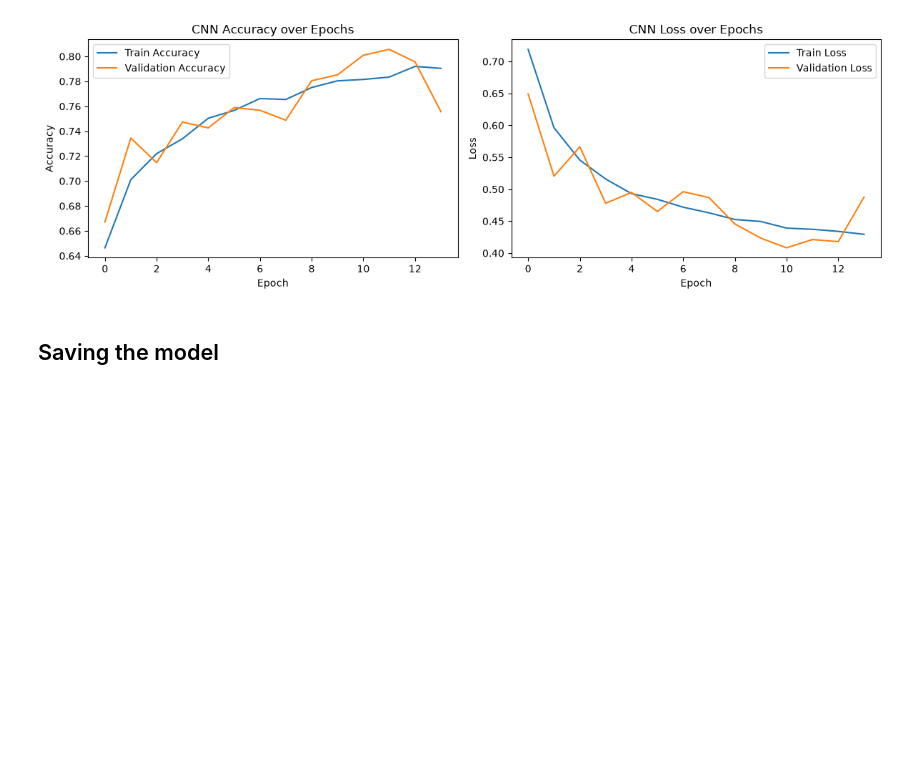
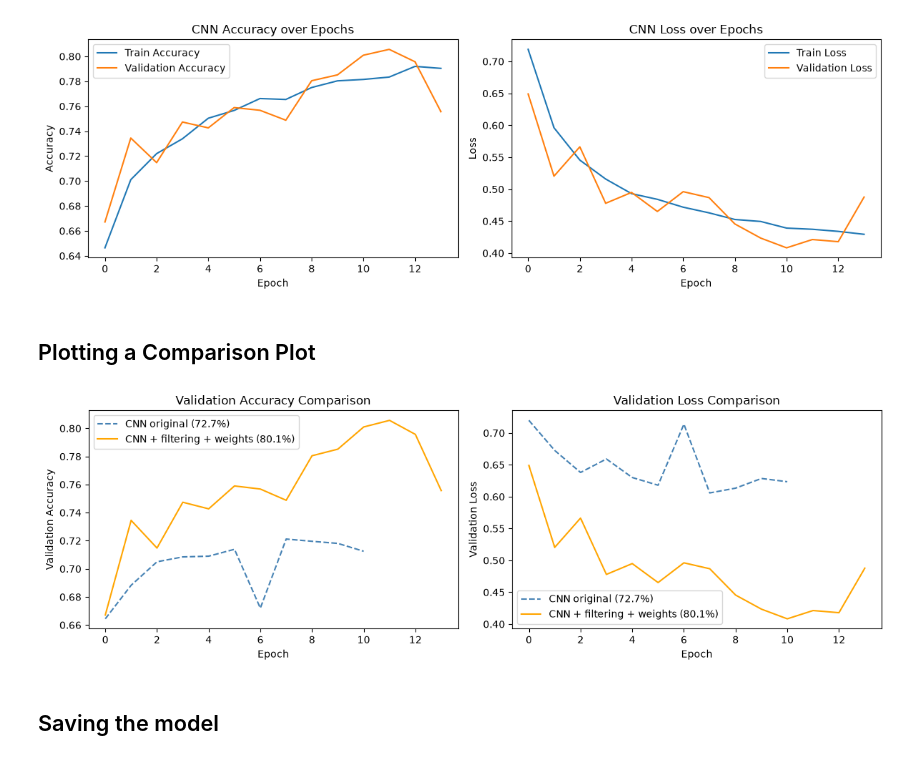
Before and after one commit to Rehan-0112/Galaxy-Morphology-Classifier, a Jupyter notebook: notebooks/04_cnn.ipynb, the cells around one changed output. Saved outputs shown, nothing was run; the diff lists cells and outputs as text; code cells hidden in the pictures; blank space fills up the shorter version.

```diff
--- a/notebooks/04_cnn.ipynb
+++ b/notebooks/04_cnn.ipynb
@@ -286,6 +321,35 @@ plt.savefig('../reports/figures/cnn_training_curves.png')
 plt.show()
 # %% [output]
 [figure]
+# %% [markdown]
+## Plotting a Comparison Plot
+# %%
+confident_val_acc = [0.6671, 0.7345, 0.7148, 0.7474, 0.7427,
+                     0.7590, 0.7568, 0.7488, 0.7805, 0.7852, 0.8010, 0.8057, 0.7957, 0.7557]
+confident_val_loss = [0.6491, 0.5204, 0.5664, 0.4780, 0.4950,
+                      0.4652, 0.4962, 0.4869, 0.4456, 0.4235, 0.4083, 0.4213, 0.4179, 0.4878]
+
+fig, axes = plt.subplots(1, 2, figsize=(12, 4))
+
+axes[0].plot(original_val_acc, label='CNN original (72.7%)', linestyle='--', color='steelblue')
+axes[0].plot(confident_val_acc, label='CNN + filtering + weights (80.1%)', color='orange')
+axes[0].set_title('Validation Accuracy Comparison')
+axes[0].set_xlabel('Epoch')
+axes[0].set_ylabel('Validation Accuracy')
+axes[0].legend()
+
+axes[1].plot(original_val_loss, label='CNN original (72.7%)', linestyle='--', color='steelblue')
+axes[1].plot(confident_val_loss, label='CNN + filtering + weights (80.1%)', color='orange')
+axes[1].set_title('Validation Loss Comparison')
+axes[1].set_xlabel('Epoch')
+axes[1].set_ylabel('Validation Loss')
+axes[1].legend()
+
+plt.tight_layout()
+plt.savefig('../reports/figures/cnn_comparison_curves.png')
+plt.show()
+# %% [output]
+[figure, added]
 # %% [markdown]
 ## Saving the model
 # %%
```
Also changed, not shown: parts of 2 cells of this notebook, 3 other files.
